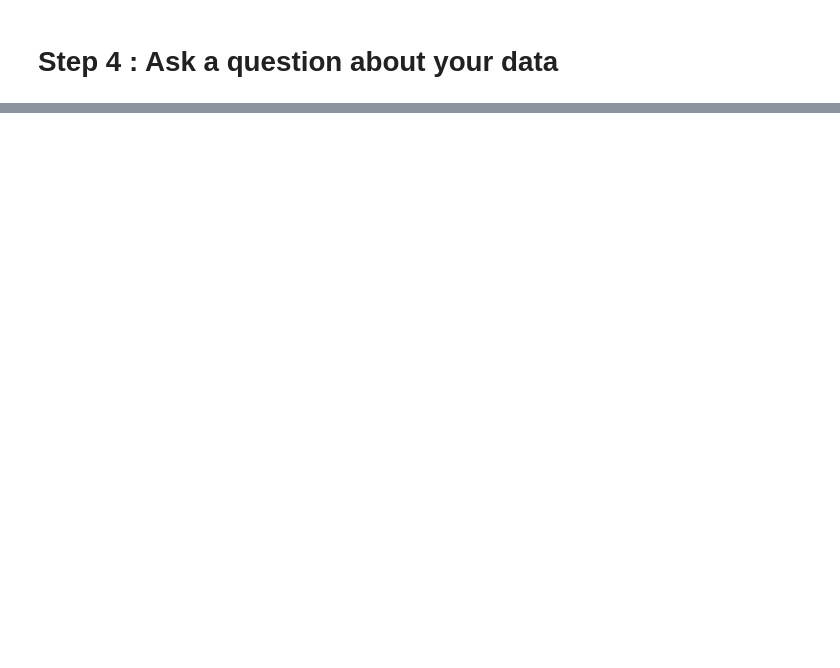
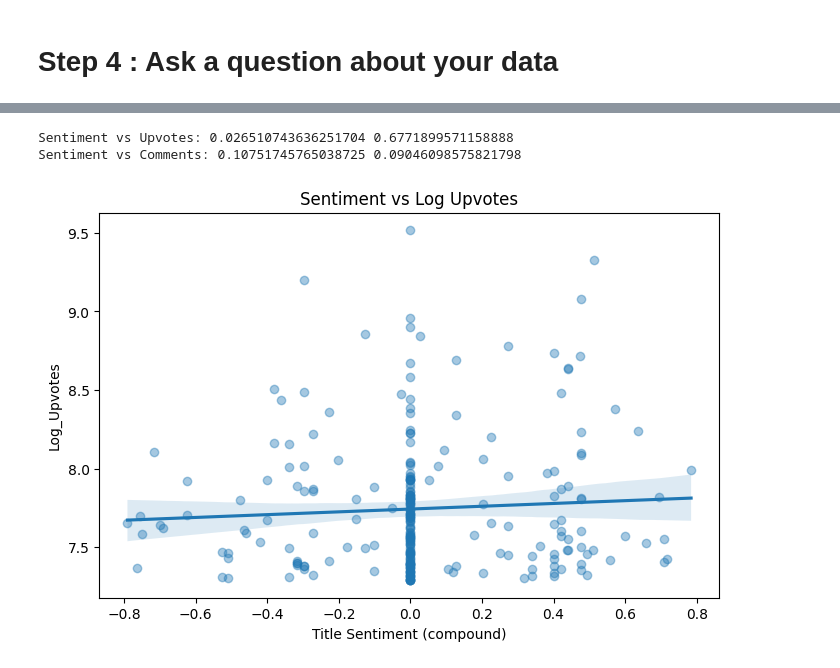
Before and after one commit to Ayumii-ww/fq25819_SEMTM0040, a Jupyter notebook: fq25819Part2.ipynb, the cells around one changed output, grey strips where cells are left out. Saved outputs shown, nothing was run; the diff lists cells and outputs as text; code cells hidden in the pictures; blank space fills up the shorter version.

Commit message:
Added Question including correlation and Regression Test
Added question and subquestion including Kruskai-Wallis Hypothesis Testing, Spearsman Correlation Test, Regression Model

```diff
--- a/fq25819Part2.ipynb
+++ b/fq25819Part2.ipynb
@@ -1027,0 +1124,18 @@ plt.show()
+# %%
+corr_up, p_up = spearmanr(top_reddit_posts['Title_compound'], top_reddit_posts['Log_Upvotes']) # corr_up --> Spearman correlation coefficiant, p_up --> p-value
+corr_com, p_com = spearmanr(top_reddit_posts['Title_compound'], top_reddit_posts['Log_Num_Comments'])
+print("Sentiment vs Upvotes:", corr_up, p_up)
+print("Sentiment vs Comments:", corr_com, p_com)
+# %% [output]
+Sentiment vs Upvotes: 0.026510743636251704 0.6771899571158888
+Sentiment vs Comments: 0.10751745765038725 0.09046098575821798
+# %%
+plt.figure(figsize=(8,5))
+sea.regplot(x='Title_compound', y='Log_Upvotes', data=top_reddit_posts,
+            scatter_kws={'alpha':0.4})
+plt.title("Sentiment vs Log Upvotes")
+plt.xlabel("Title Sentiment (compound)")
+plt.ylabel("Log_Upvotes")
+plt.show()
+# %% [output]
+[figure, added]
```
Also changed, not shown: parts of 46 cells of this notebook, 1 other file.
